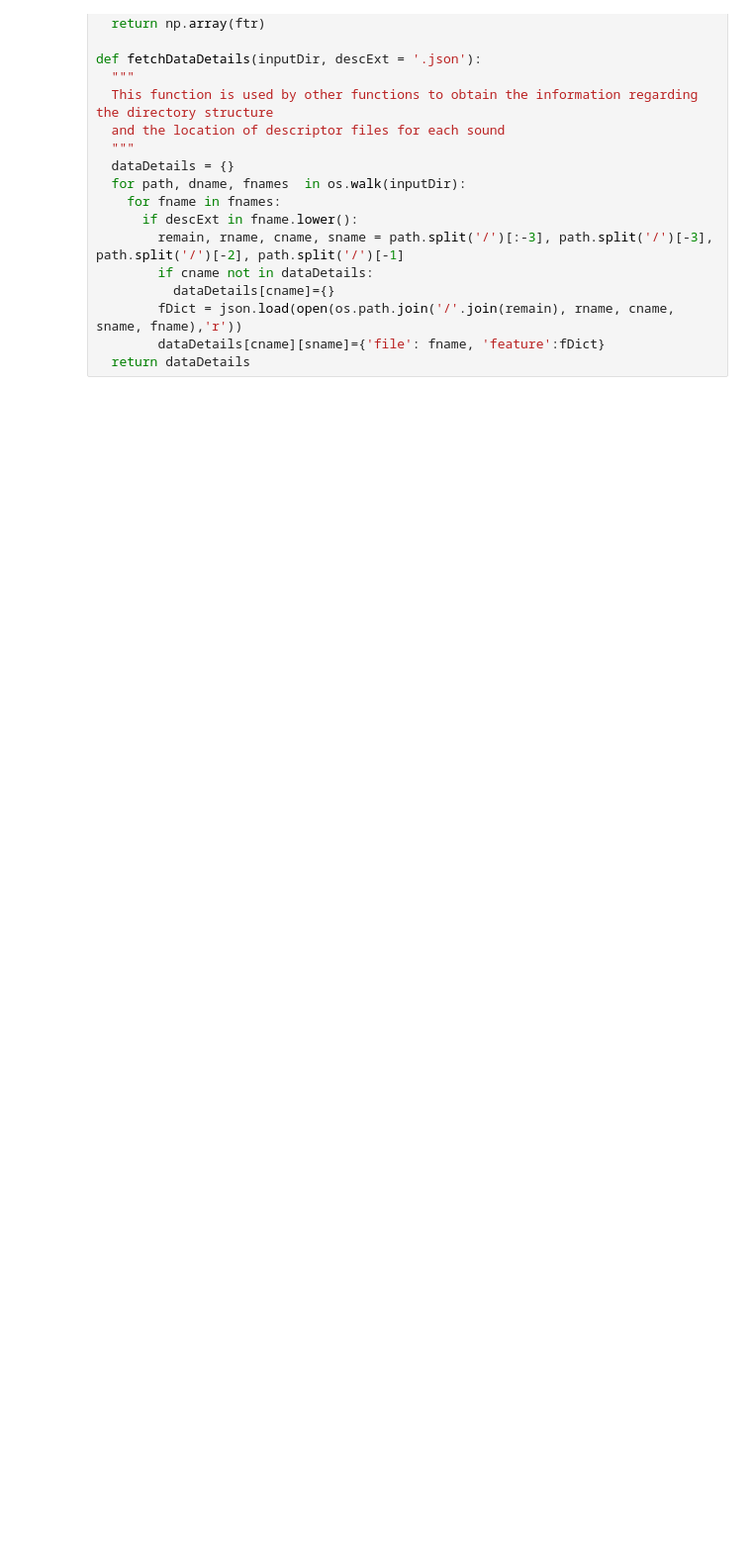
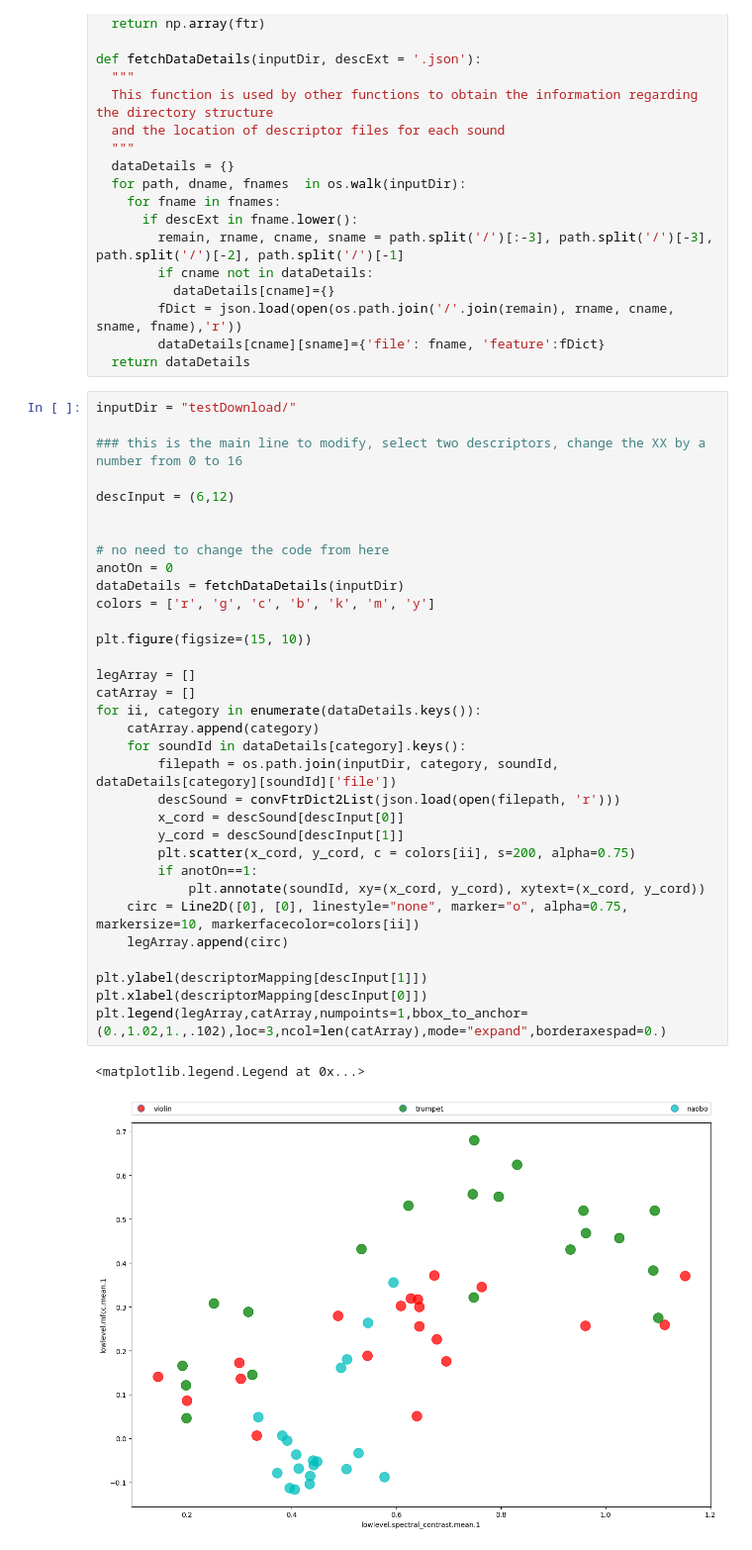
Before and after one commit to manueleco/dsp-upf, a Jupyter notebook: Exercise09/Manuel-Castillo-E9-Sound-and-music-description.ipynb, the cells around one changed output. Shown at 99% size. Cells and saved outputs as stored; diff of their text form; blank space fills up the shorter version.

```diff
--- a/Exercise09/Manuel-Castillo-E9-Sound-and-music-description.ipynb
+++ b/Exercise09/Manuel-Castillo-E9-Sound-and-music-description.ipynb
@@ -348,3 +417,39 @@ def fetchDataDetails(inputDir, descExt = '.json'):
         fDict = json.load(open(os.path.join('/'.join(remain), rname, cname, sname, fname),'r'))
         dataDetails[cname][sname]={'file': fname, 'feature':fDict}
   return dataDetails
+# %%
+inputDir = "testDownload/"
+
+### this is the main line to modify, select two descriptors, change the XX by a number from 0 to 16
+
+descInput = (6,12)
+
+
+# no need to change the code from here
+anotOn = 0
+dataDetails = fetchDataDetails(inputDir)
+colors = ['r', 'g', 'c', 'b', 'k', 'm', 'y']
+
+plt.figure(figsize=(15, 10))
+
+legArray = []
+catArray = []
+for ii, category in enumerate(dataDetails.keys()):
+    catArray.append(category)
+    for soundId in dataDetails[category].keys():
+        filepath = os.path.join(inputDir, category, soundId, dataDetails[category][soundId]['file'])
+        descSound = convFtrDict2List(json.load(open(filepath, 'r')))
+        x_cord = descSound[descInput[0]]
+        y_cord = descSound[descInput[1]]
+        plt.scatter(x_cord, y_cord, c = colors[ii], s=200, alpha=0.75)
+        if anotOn==1:
+            plt.annotate(soundId, xy=(x_cord, y_cord), xytext=(x_cord, y_cord))
+    circ = Line2D([0], [0], linestyle="none", marker="o", alpha=0.75, markersize=10, markerfacecolor=colors[ii])
+    legArray.append(circ)
+
+plt.ylabel(descriptorMapping[descInput[1]])
+plt.xlabel(descriptorMapping[descInput[0]])
+plt.legend(legArray,catArray,numpoints=1,bbox_to_anchor=(0.,1.02,1.,.102),loc=3,ncol=len(catArray),mode="expand",borderaxespad=0.)
+# %% [output]
+<matplotlib.legend.Legend at 0x...>
+[figure, added]
```
Also changed, not shown: parts of 29 cells of this notebook, 9 other files.
